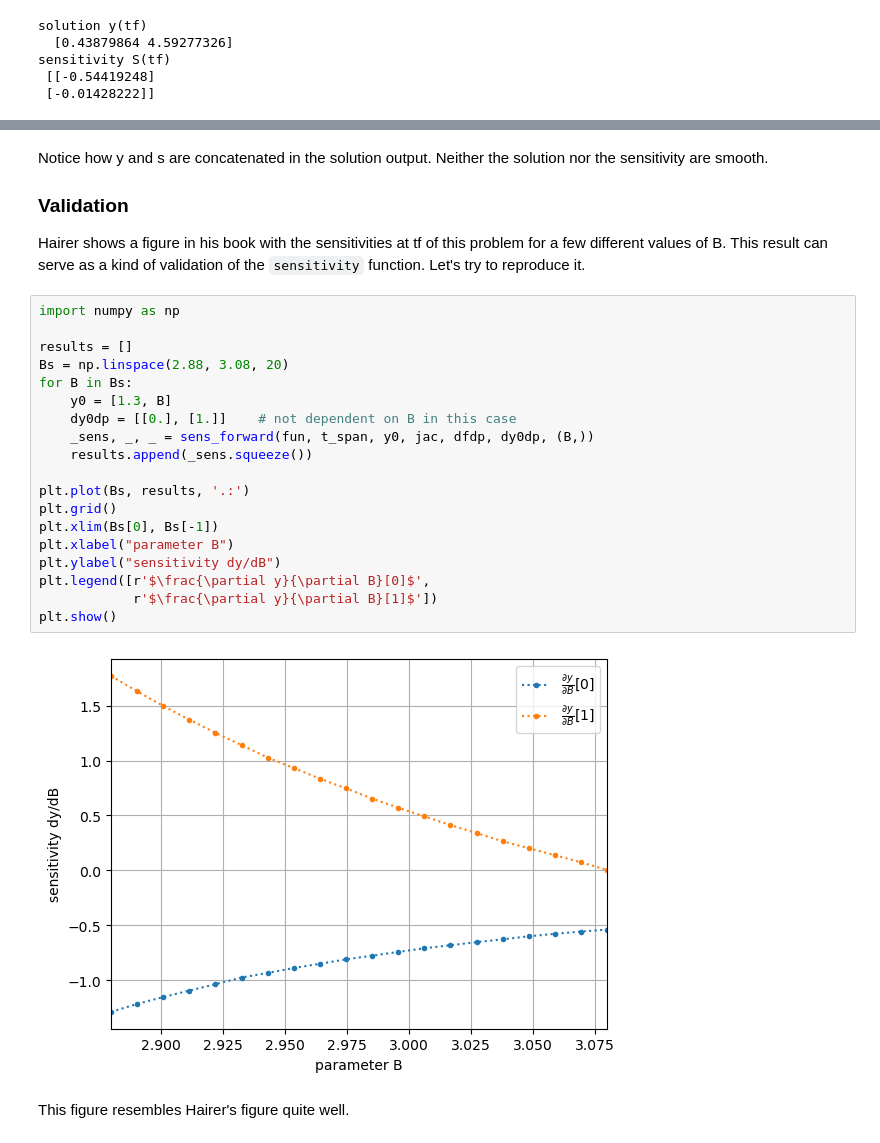
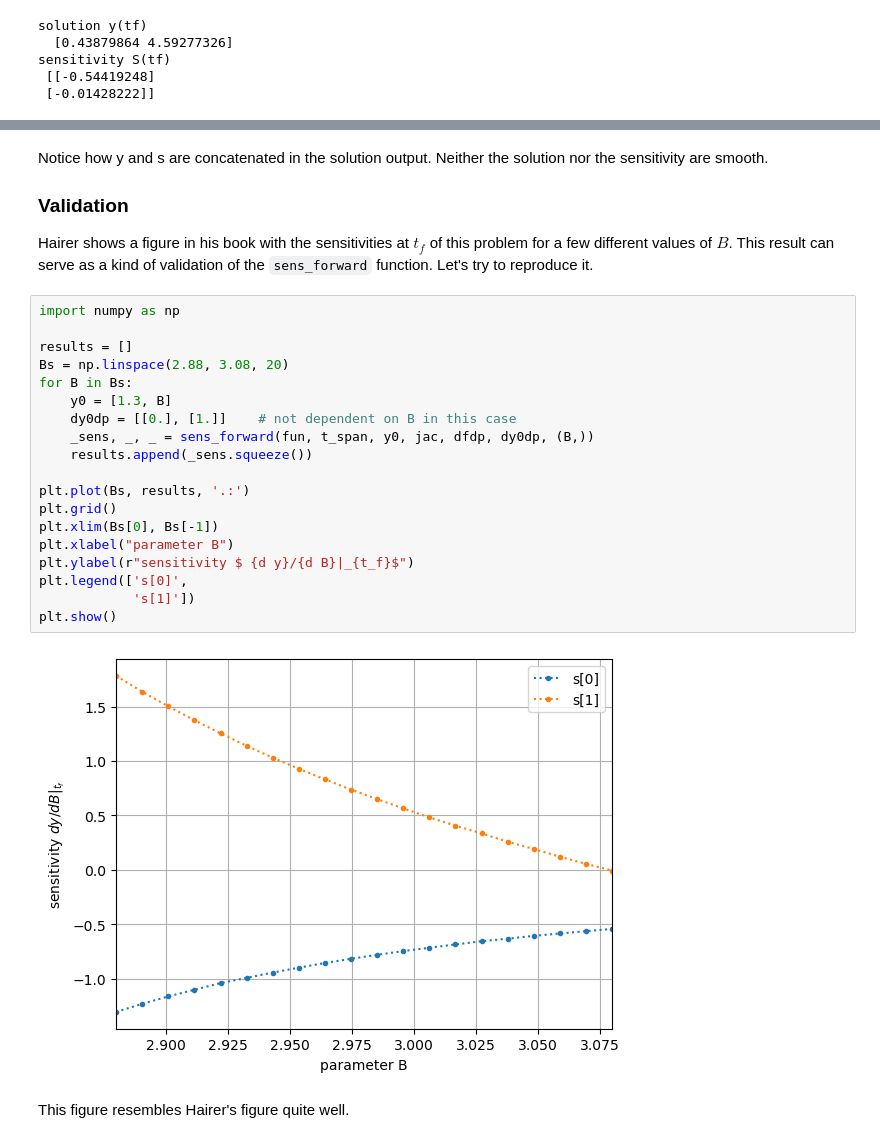
Before and after one commit to WRKampi/extensisq, a Jupyter notebook: docs/Demo_sensitivity.ipynb, the cells around one changed output, grey strips where cells are left out. Drawn from its saved outputs; the diff is of its cells as text.

Commit message:
Update Demo_sensitivity.ipynb
mainly typos

```diff
--- a/docs/Demo_sensitivity.ipynb
+++ b/docs/Demo_sensitivity.ipynb
@@ -114,28 +114,28 @@ Notice how y and s are concatenated in the solution output. Neither the solution
 
 ### Validation
 
-Hairer shows a figure in his book with the sensitivities at tf of this problem for a few different values of B. This result can serve as a kind of validation of the `sensitivity` function. Let's try to reproduce it.
+Hairer shows a figure in his book with the sensitivities at $t_f$ of this problem for a few different values of $B$. This result can serve as a kind of validation of the `sens_forward` function. Let's try to reproduce it.
 # %%
 import numpy as np
 
 results = []
 Bs = np.linspace(2.88, 3.08, 20)
 for B in Bs:
     y0 = [1.3, B]
     dy0dp = [[0.], [1.]]    # not dependent on B in this case
     _sens, _, _ = sens_forward(fun, t_span, y0, jac, dfdp, dy0dp, (B,))
     results.append(_sens.squeeze())
 
 plt.plot(Bs, results, '.:')
 plt.grid()
 plt.xlim(Bs[0], Bs[-1])
 plt.xlabel("parameter B")
-plt.ylabel("sensitivity dy/dB")
-plt.legend([r'$\frac{\partial y}{\partial B}[0]$',
-            r'$\frac{\partial y}{\partial B}[1]$'])
+plt.ylabel(r"sensitivity $ {d y}/{d B}|_{t_f}$")
+plt.legend(['s[0]',
+            's[1]'])
 plt.show()
 # %% [output]
-[figure, old version]
+[figure, new version]
 # %% [markdown]
 This figure resembles Hairer's figure quite well.
 # %% [markdown]
```
Also changed, not shown: parts of 9 cells of this notebook.
